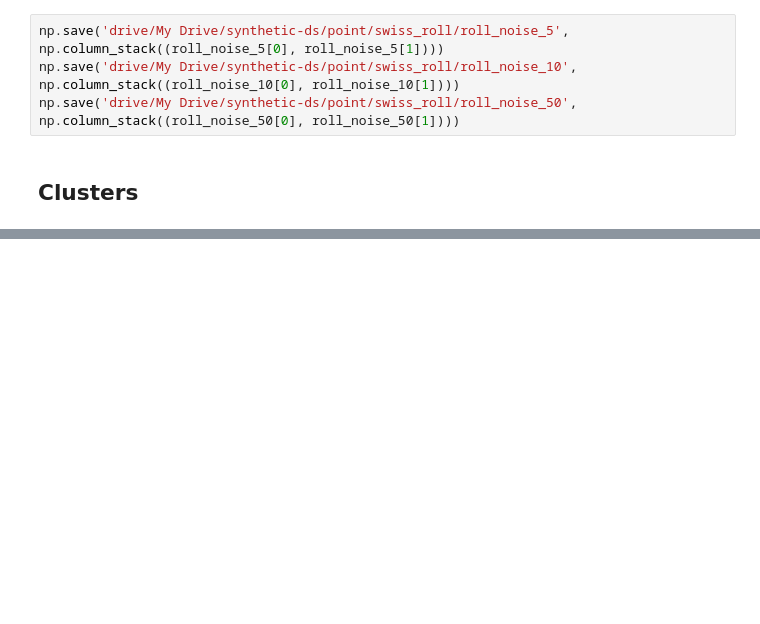
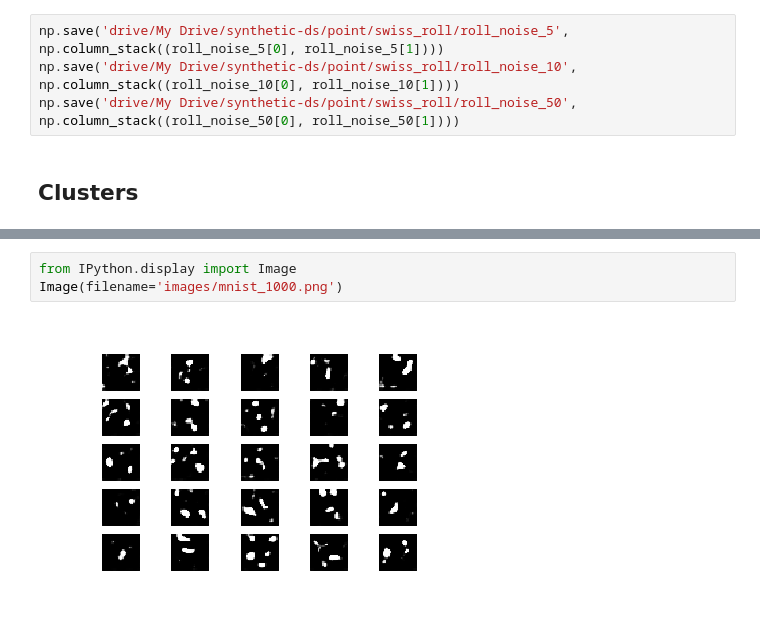
Before and after one commit to amitrege/Pro-GANS, a Jupyter notebook: Data-Generation.ipynb, the cells around one changed output, grey strips where cells are left out. Saved outputs shown, nothing was run; the diff lists cells and outputs as text; blank space fills up the shorter version.

```diff
--- a/Data-Generation.ipynb
+++ b/Data-Generation.ipynb
@@ -488,0 +762,5 @@ Image(filename='images/mnist_49000.png')
+# %%
+from IPython.display import Image
+Image(filename='images/mnist_1000.png')
+# %% [output]
+[figure, added]
```
Also changed, not shown: parts of 12 cells of this notebook.
